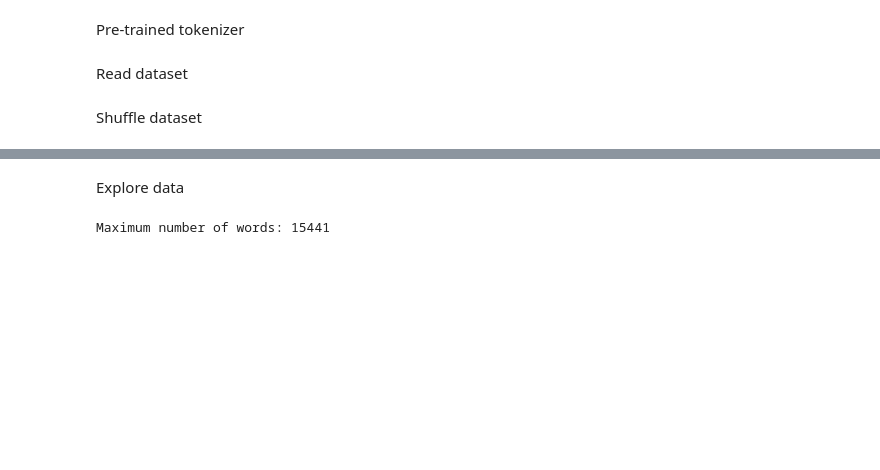
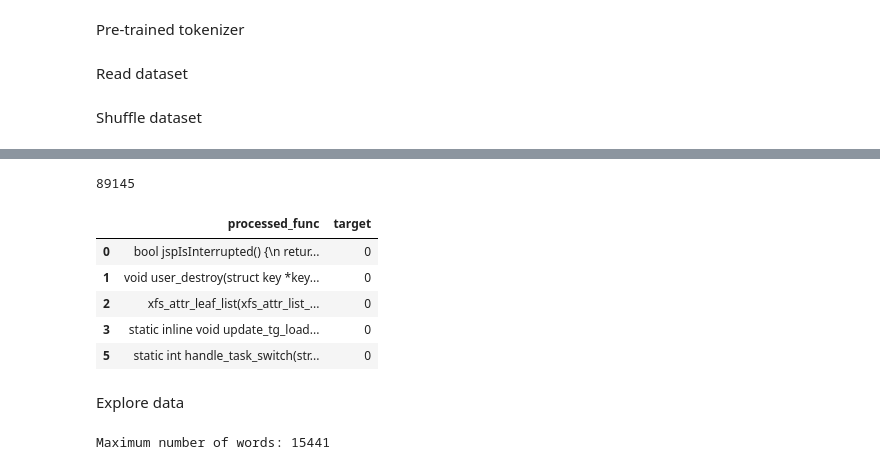
Before and after one commit to iliaskaloup/vulGpt, a Jupyter notebook: cpp_functionLevel/ml/transformersFineTuning/pt/ptBert.ipynb, the cells around one changed output, grey strips where cells are left out. Cells and saved outputs as stored; diff of their text form; code cells hidden in the pictures; blank space fills up the shorter version.

```diff
--- a/cpp_functionLevel/ml/transformersFineTuning/pt/ptBert.ipynb
+++ b/cpp_functionLevel/ml/transformersFineTuning/pt/ptBert.ipynb
@@ -55,7 +55,7 @@ tokenizer = AutoTokenizer.from_pretrained(model_variation, do_lower_case=True) #
 Read dataset
 # %%
 root_path = os.path.join('..', '..', '..')
-data = pd.read_csv(os.path.join(root_path, 'data', 'dataset.csv'))
+dataset = pd.read_csv(os.path.join(root_path, 'data', 'train.csv'))
 # %% [markdown]
 Shuffle dataset
 # %%
@@ -73,3 +83,18 @@ print(len(data))
+# %%
+data = data[data["project"] != "Chrome"]
+print(len(data))
+# %% [output]
+89145
+# %%
+data = data[["processed_func", "target"]]
+data.head()
+# %% [output]
+|  | processed_func | target |
+| 0 | bool jspIsInterrupted() {\n retur... | 0 |
+| 1 | void user_destroy(struct key *key... | 0 |
+| 2 | xfs_attr_leaf_list(xfs_attr_list_... | 0 |
+| 3 | static inline void update_tg_load... | 0 |
+| 5 | static int handle_task_switch(str... | 0 |
 # %% [markdown]
 Explore data
 # %%
```
Also changed, not shown: parts of 22 cells of this notebook, 7 other files.
